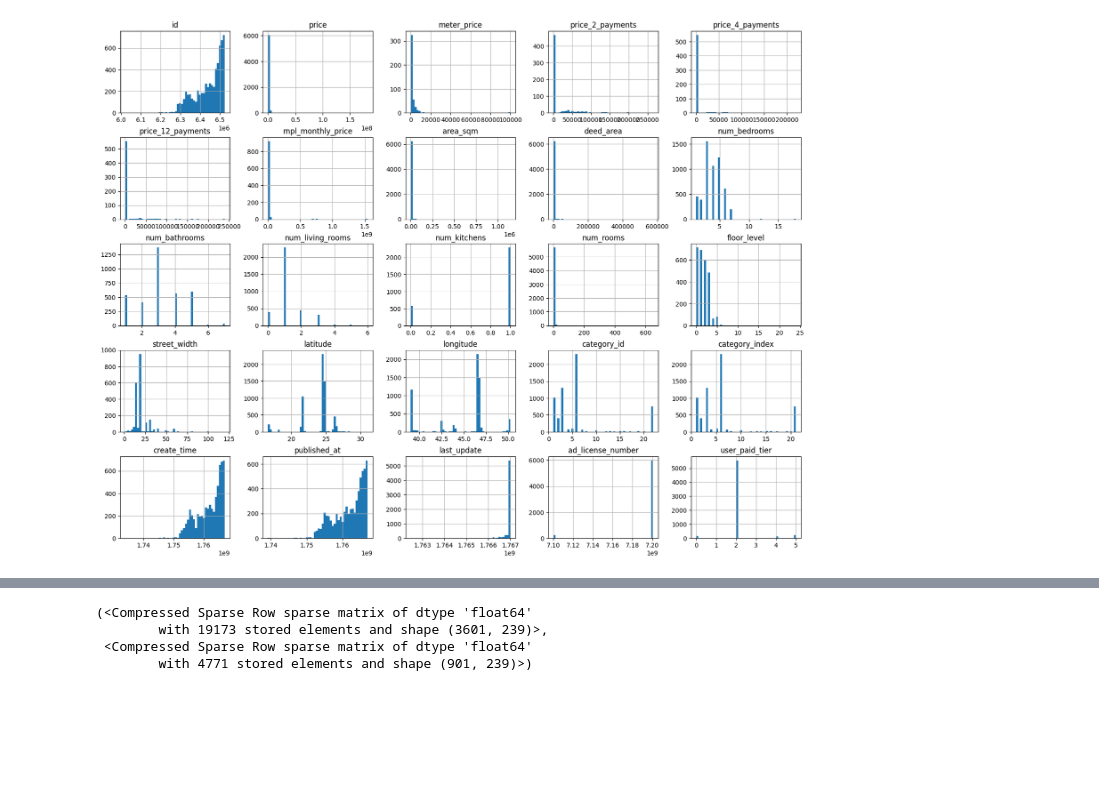
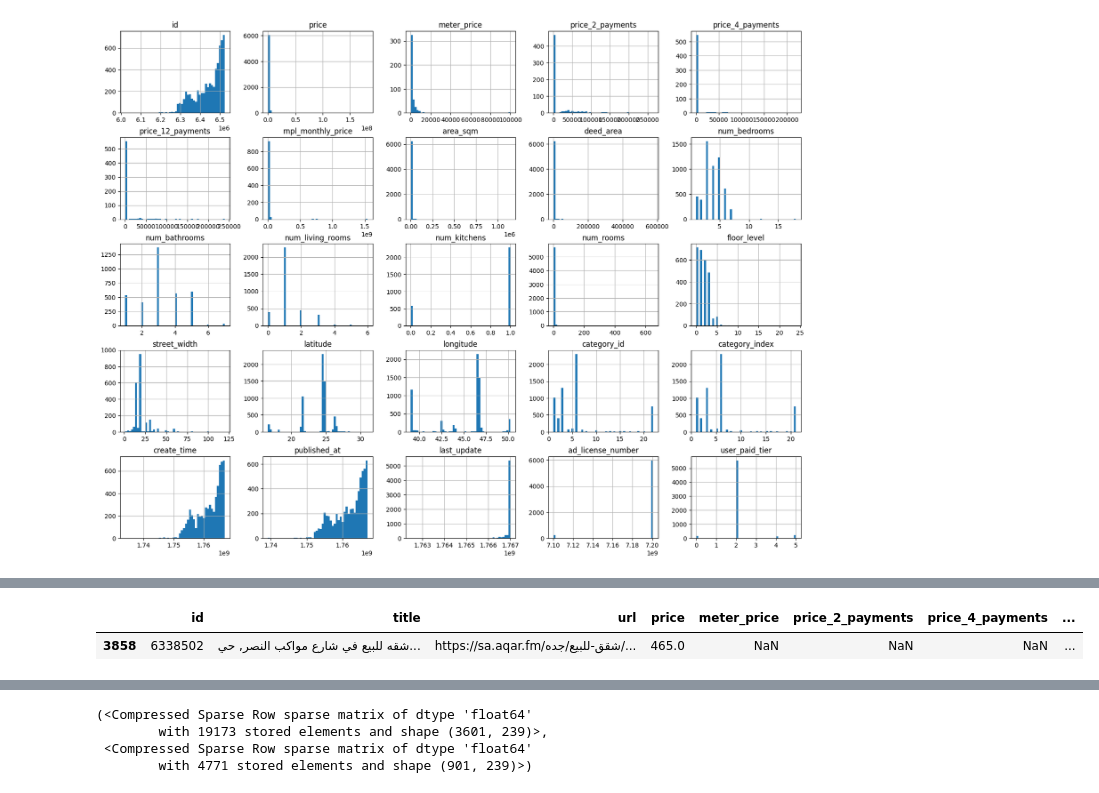
Before and after one commit to AFAskar/Machine-Learning-W3, a Jupyter notebook: aqar.ipynb, the cells around one changed output, grey strips where cells are left out. Cells and saved outputs as stored; diff of their text form; code cells hidden in the pictures; blank space fills up the shorter version.

```diff
--- a/aqar.ipynb
+++ b/aqar.ipynb
@@ -94,0 +95,5 @@ array([[<Axes: title={'center': 'area_sqm'}>,
+# %%
+df[df['price'] < 1000]
+# %% [output]
+|  | id | title | url | price | meter_price | price_2_payments | price_4_payments | ... |
+| 3858 | 6338502 | شقه للبيع في شارع مواكب النصر, حي... | https://sa.aqar.fm/شقق-للبيع/جده/... | 465.0 | NaN | NaN | NaN | ... |
```
Also changed, not shown: parts of 14 cells of this notebook, 2 other files.
